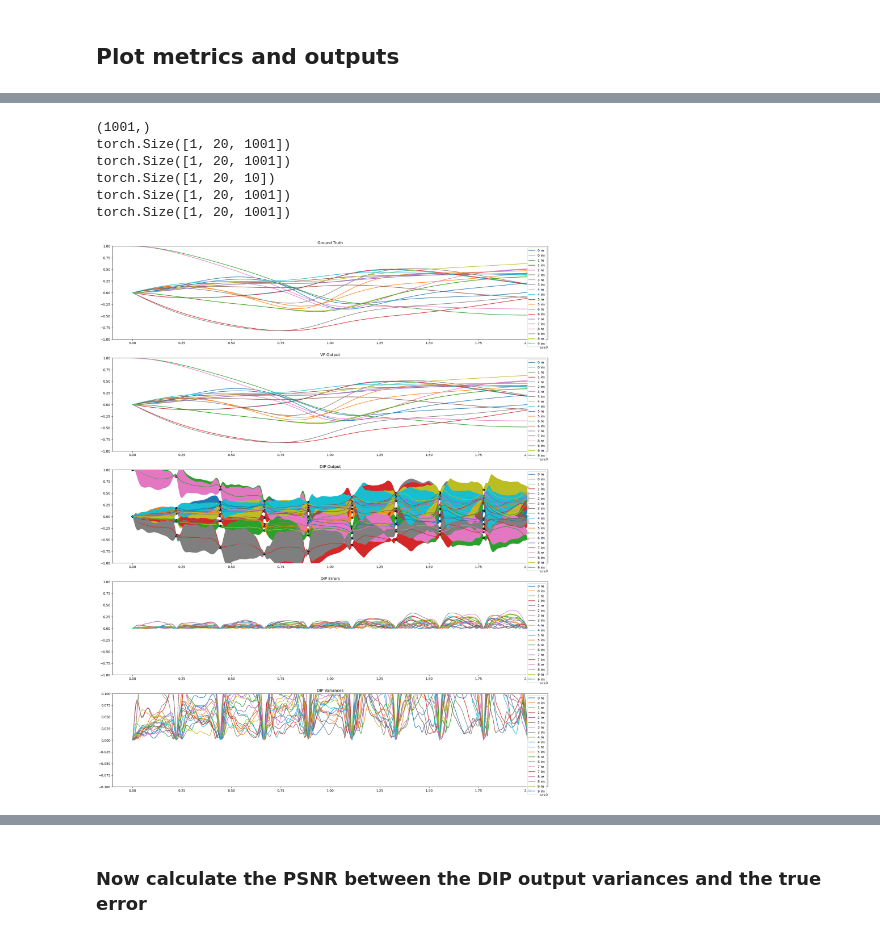
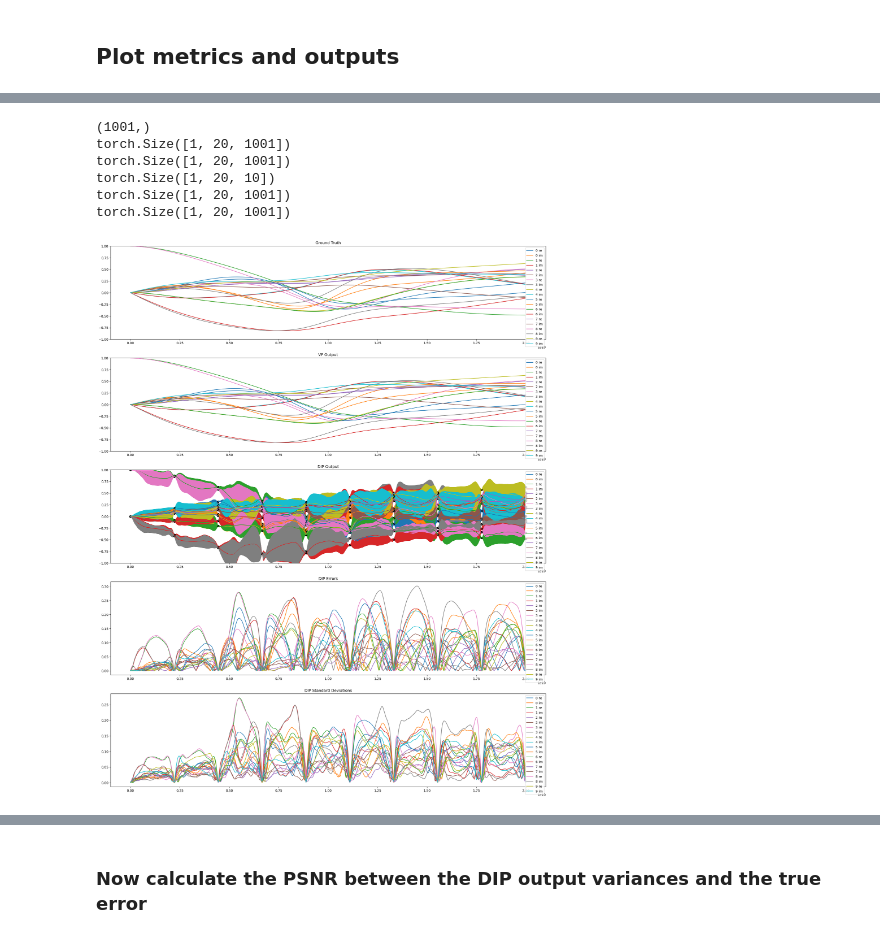
Before and after one commit to VarunGorti/CurveFitting-DIP, a Jupyter notebook: ensemble-reg-constant/RESUNET_V4-ensemble-reg-constant05.ipynb, the cells around one changed output, grey strips where cells are left out. Drawn from its saved outputs; the diff is of its cells as text; code cells hidden in the pictures.

```diff
--- a/ensemble-reg-constant/RESUNET_V4-ensemble-reg-constant05.ipynb
+++ b/ensemble-reg-constant/RESUNET_V4-ensemble-reg-constant05.ipynb
@@ -636,37 +636,35 @@ for i in range(N_SPARAMS):
     axes[2].fill_between(gt_freqs, out[0,2*i+1].detach().cpu() - 2 * std_out[0,2*i+1].detach().cpu(), out[0,2*i+1].detach().cpu() + 2 * std_out[0,2*i+1].detach().cpu())
 
     axes[2].scatter(gt_freqs[kept_inds], y[0,2*i].cpu(), color='black')
     axes[2].scatter(gt_freqs[kept_inds], y[0,2*i+1].cpu(), color='black')
 axes[2].set_title("DIP Output")
 axes[2].set_ylim(-1,1)
 if N_SPARAMS <= 10:
     axes[2].legend(loc='upper right')
 
 # DIP Errors
 for i in range(N_SPARAMS):
     axes[3].plot(gt_freqs, torch.abs(dip_errors[0,2*i]).detach().cpu(), label=str(i)+" re")
     axes[3].plot(gt_freqs, torch.abs(dip_errors[0,2*i+1]).detach().cpu(), label=str(i)+" im")
 axes[3].set_title("DIP Errors")
-axes[3].set_ylim(-1,1)
 if N_SPARAMS <= 10:
     axes[3].legend(loc='upper right')
 
 # DIP Variances
 for i in range(N_SPARAMS):
     axes[4].plot(gt_freqs, std_out[0,2*i].detach().cpu(), label=str(i)+" re")
     axes[4].plot(gt_freqs, std_out[0,2*i+1].detach().cpu(), label=str(i)+" im")
-axes[4].set_title("DIP Variances")
-axes[4].set_ylim(-0.1,0.1)
+axes[4].set_title("DIP Standard Deviations")
 if N_SPARAMS <= 10:
     axes[4].legend(loc='upper right')
 # %% [output]
 (1001,)
 torch.Size([1, 20, 1001])
 torch.Size([1, 20, 1001])
 torch.Size([1, 20, 10])
 torch.Size([1, 20, 1001])
 torch.Size([1, 20, 1001])
-[figure, old version]
+[figure, new version]
 # %%
 out_mag = utils.sparams_to_mag(out)
 dip_errors_mag = x_mag - out_mag
```
Also changed, not shown: parts of 8 cells of this notebook, 7 other files.
